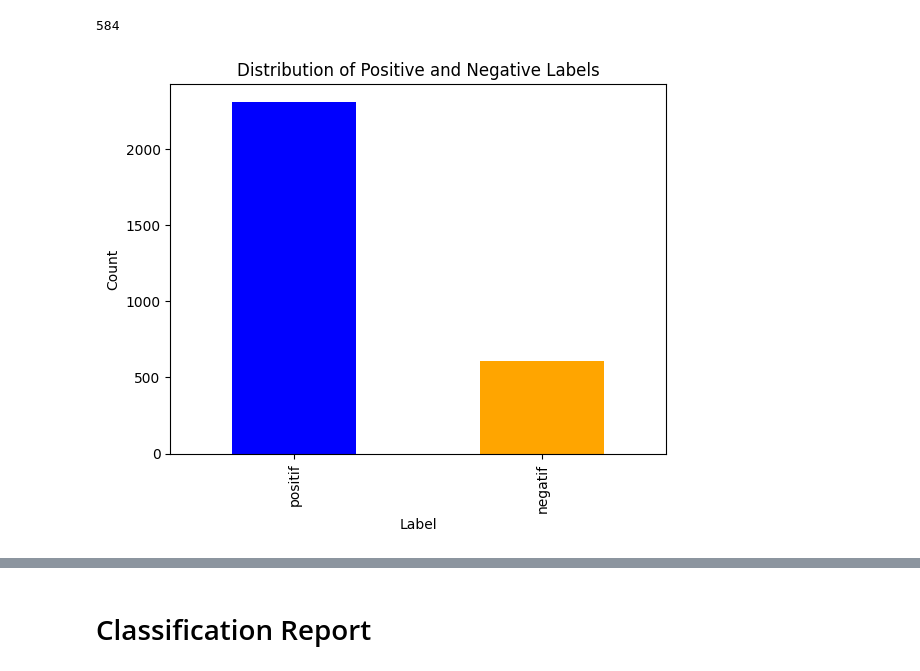
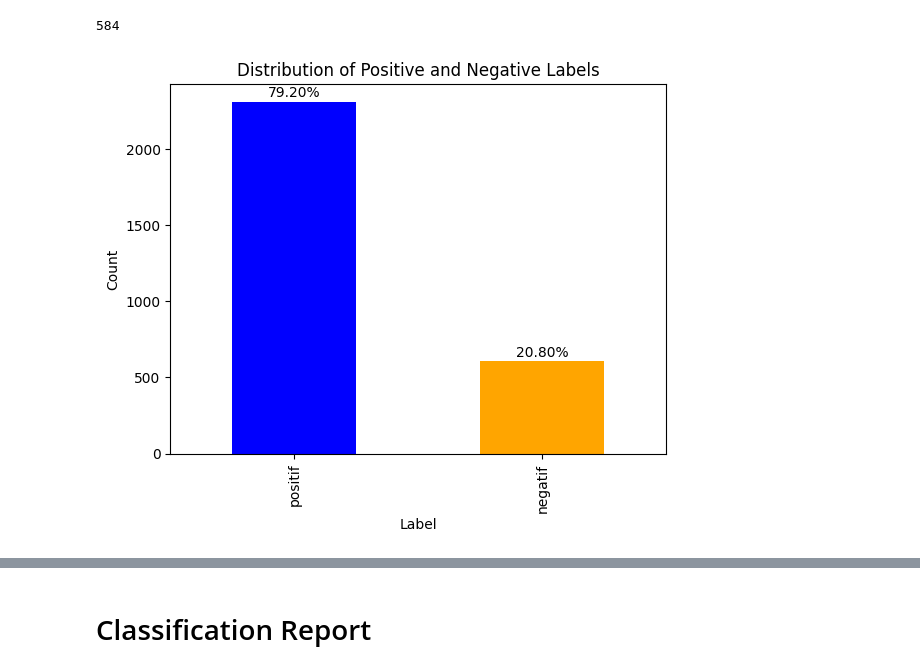
Before and after one commit to randi3281/anfipy, a Jupyter notebook: Analisis Sentimen Jurnal Pak Eri/projek3b-Penerapan NB.ipynb, the cells around one changed output, grey strips where cells are left out. Saved outputs shown, nothing was run; the diff lists cells and outputs as text; code cells hidden in the pictures.

```diff
--- a/Analisis Sentimen Jurnal Pak Eri/projek3b-Penerapan NB.ipynb
+++ b/Analisis Sentimen Jurnal Pak Eri/projek3b-Penerapan NB.ipynb
@@ -79,17 +76,26 @@ len(data_clean_baru)
 # %%
 import matplotlib.pyplot as plt
 
 # Count the occurrences of each label
 label_counts = data_clean['Label'].value_counts()
 
+# Calculate the percentages
+label_percentages = (label_counts / label_counts.sum()) * 100
+
 # Create a bar plot
-label_counts.plot(kind='bar', color=['blue', 'orange'])
+ax = label_counts.plot(kind='bar', color=['blue', 'orange'])
 plt.title('Distribution of Positive and Negative Labels')
 plt.xlabel('Label')
 plt.ylabel('Count')
+
+# Add percentages on top of the bars
+for i, count in enumerate(label_counts):
+    percentage = label_percentages[i]
+    ax.text(i, count + 10, f'{percentage:.2f}%', ha='center', va='bottom')
+
 plt.show()
 # %% [output]
-[figure, old version]
+[figure, new version]
 # %%
 from wordcloud import WordCloud
 
```
Also changed, not shown: parts of 11 cells of this notebook, 2 other files.
